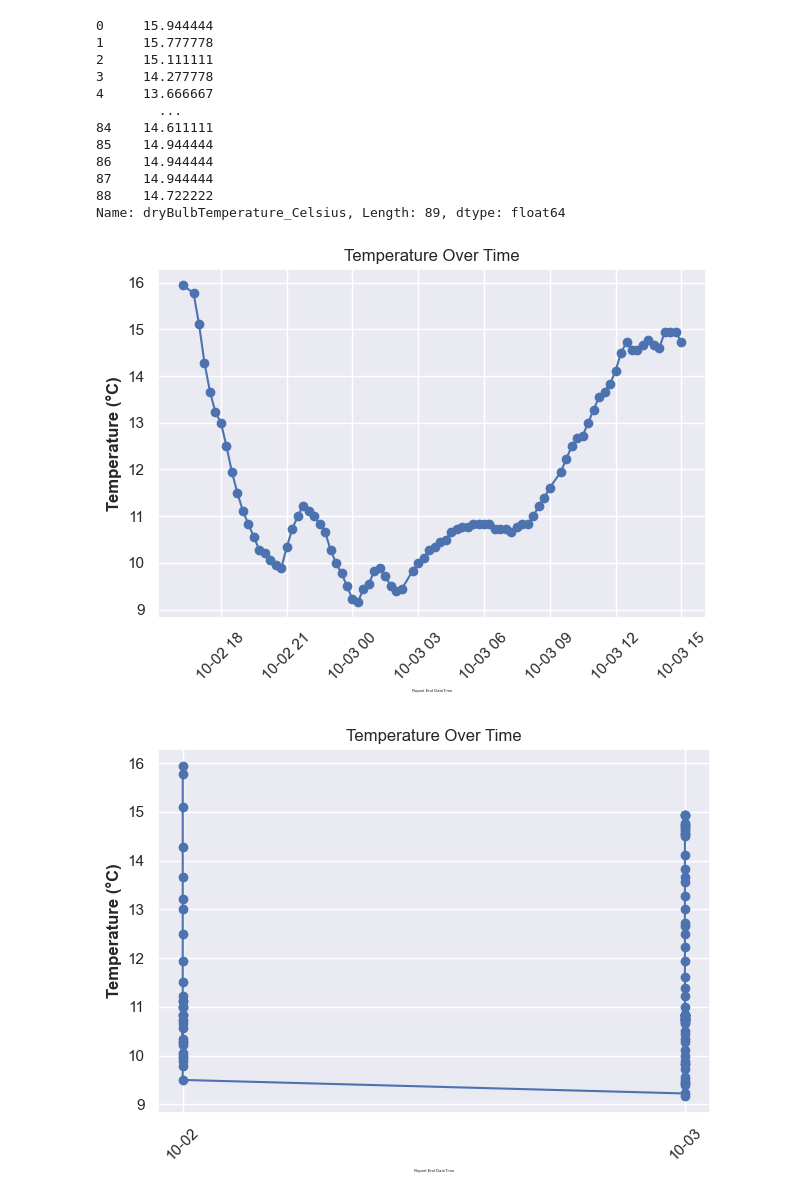
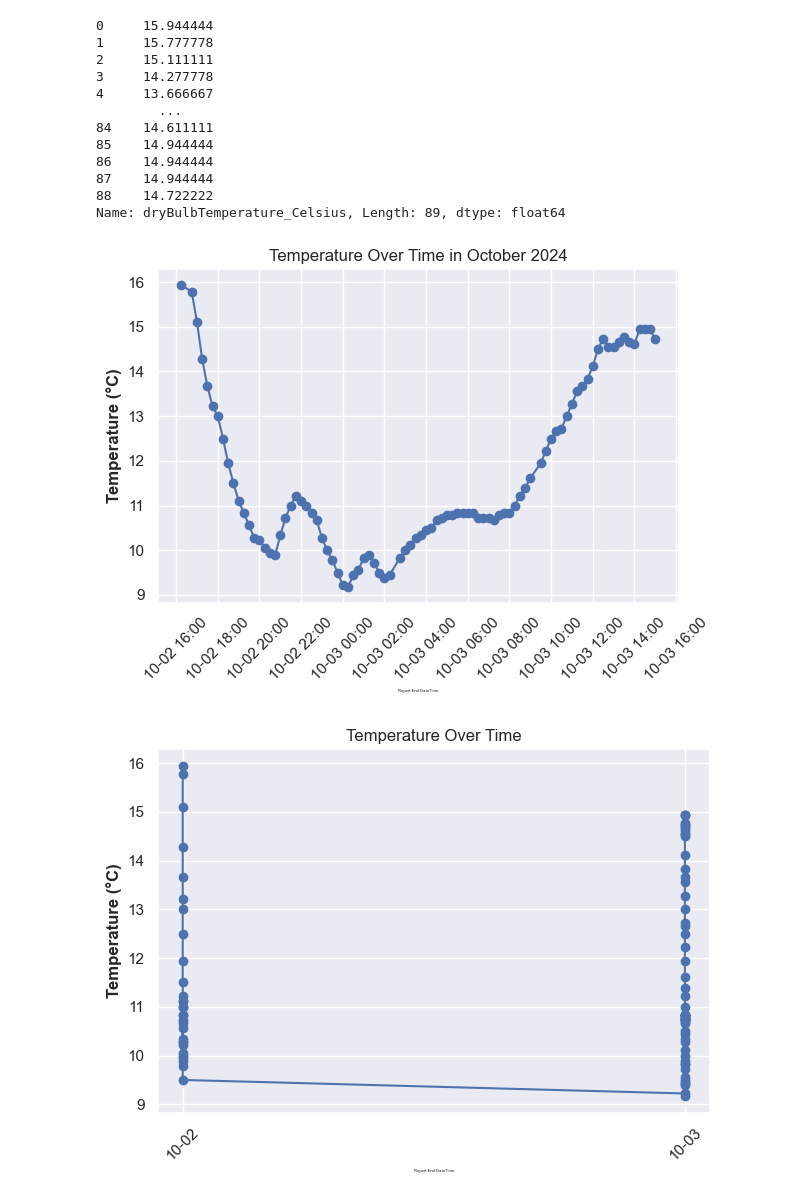
Before and after one commit to Gtalen/PFDA, a Jupyter notebook: pfda_assignment/assignment2_weather.ipynb, the cells around one changed output. Drawn from its saved outputs; the diff is of its cells as text; code cells hidden in the pictures.

Commit message:
datetime formatting

```diff
--- a/pfda_assignment/assignment2_weather.ipynb
+++ b/pfda_assignment/assignment2_weather.ipynb
@@ -83,21 +86,27 @@ df['formatted_reportEndDateTime'] = df['reportEndDateTime'].dt.strftime('%m-%d')
 # %%
 # Plot temperature over time
 plt.plot(df['reportEndDateTime'], df['dryBulbTemperature_Celsius'], marker='o', linestyle='-')
 #plt.figure(figsize=(24, 12))
 # Adding labels and title
-plt.title('Temperature Over Time')
+plt.title('Temperature Over Time in October 2024')
 plt.xlabel('Report End DateTime', size = 3)
 plt.ylabel('Temperature (°C)', size = 12, fontweight = 'semibold')
+
+# Format x-axis to display both date and time
+plt.gca().xaxis.set_major_formatter(mdates.DateFormatter('%m-%d %H:%M'))
+
+# Set tick placement to every 2 hours
+plt.gca().xaxis.set_major_locator(mdates.HourLocator(interval=2))
 
 # Format the x-axis for readability
 plt.xticks(rotation=45)
 plt.grid(True)
 
 # Display the plot
 plt.tight_layout()
 plt.show()
 # %% [output]
-[figure, old version]
+[figure, new version]
 # %%
 # Plot temperature over time
 plt.plot(df['formatted_reportEndDateTime'], df['dryBulbTemperature_Celsius'], marker='o', linestyle='-')
```
Also changed, not shown: parts of 2 cells of this notebook.
